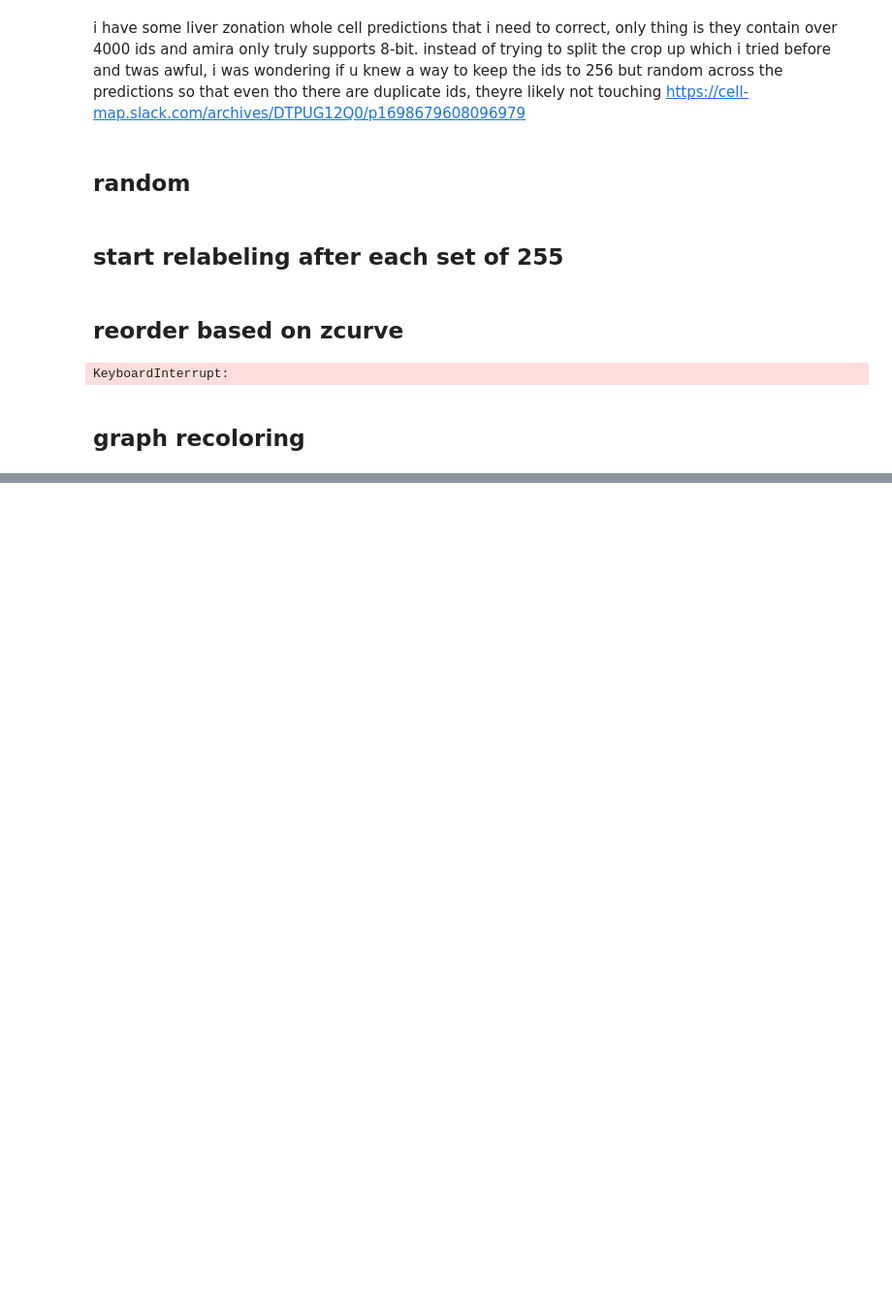
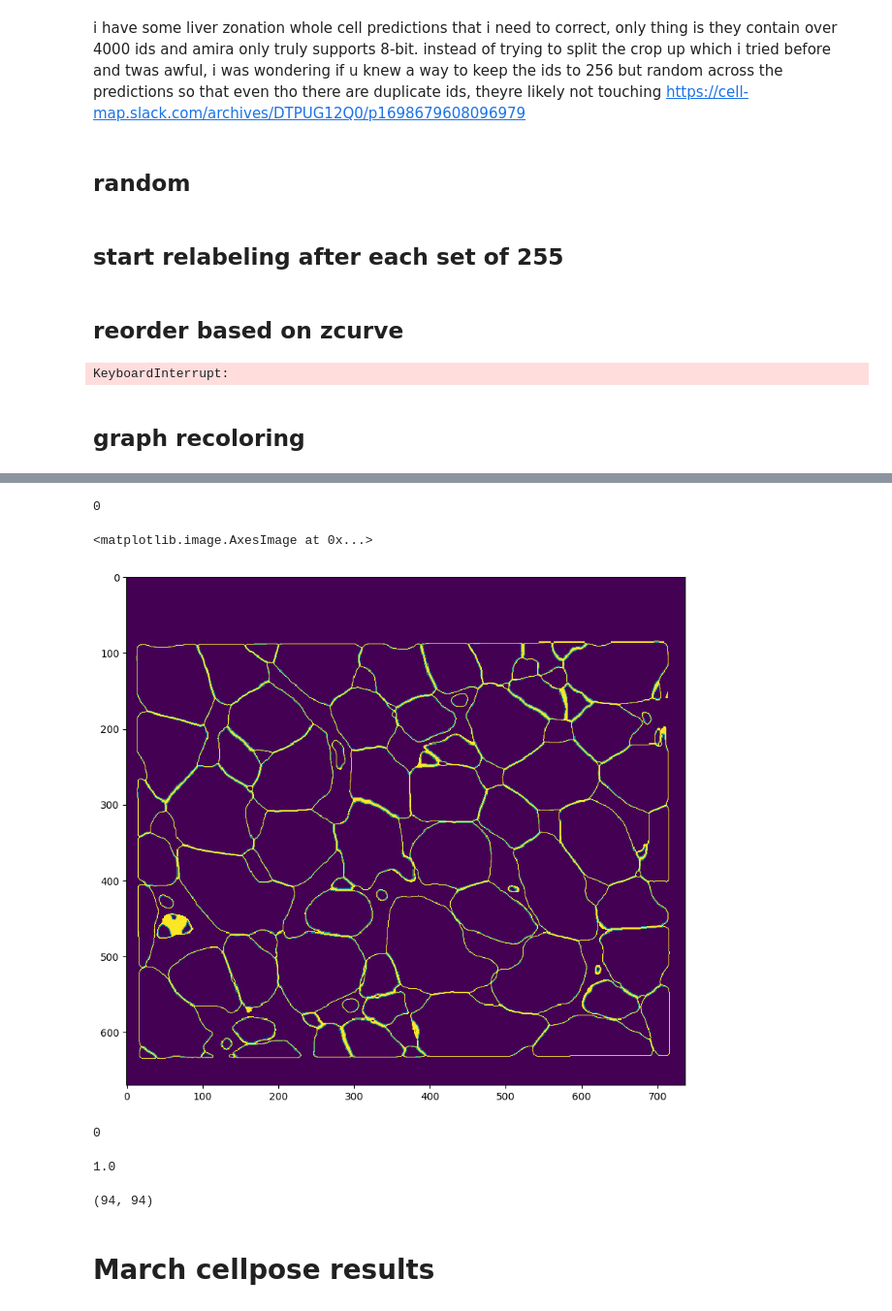
Before and after one commit to janelia-cellmap/utils-share, a Jupyter notebook: ackermand/convert-tiffs/workbook.ipynb, the cells around one changed output, grey strips where cells are left out. Shown at 97% size. Saved outputs shown, nothing was run; the diff lists cells and outputs as text; code cells hidden in the pictures; blank space fills up the shorter version.

```diff
--- a/ackermand/convert-tiffs/workbook.ipynb
+++ b/ackermand/convert-tiffs/workbook.ipynb
@@ -904,0 +1136,34 @@ tifffile.imwrite(
+# %%
+np.sum((connectivity_6_im > 0) ^ (connectivity_26_im > 0))
+# %% [output]
+0
+# %%
+import matplotlib.pyplot as plt
+
+slice = 1000
+plt.figure(figsize=(10, 10))
+
+plt.imshow(
+    connectivity_6_boundaries[slice, :, :] * 255.0
+    + connectivity_26_boundaries[slice, :, :] * 255.0,
+    interpolation="None",
+)
+# %% [output]
+<matplotlib.image.AxesImage at 0x...>
+[figure, added]
+# %%
+np.sum(connectivity_26_boundaries[:, :, 1])
+# %% [output]
+0
+# %%
+np.sum(connectivity_6_boundaries) / np.sum(connectivity_26_boundaries)
+# %% [output]
+1.0
+# %%
+len(np.unique(connectivity_6_im[:, :, 715])), len(
+    np.unique(connectivity_26_im[:, :, 715])
+)
+# %% [output]
+(94, 94)
+# %% [markdown]
+# March cellpose results
```
Also changed, not shown: parts of 38 cells of this notebook.
